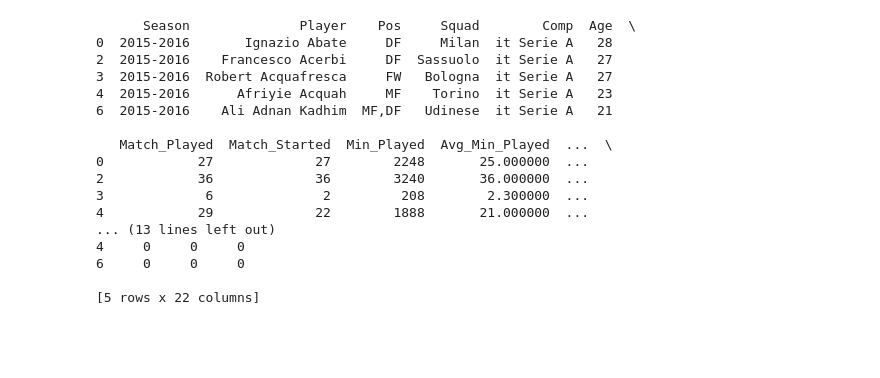
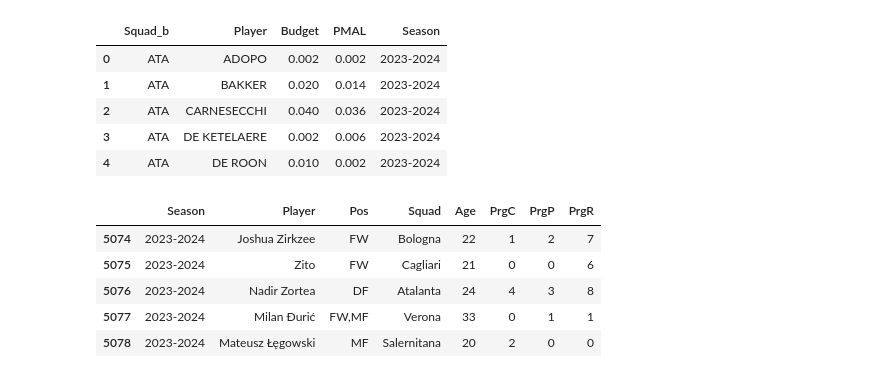
Before and after one commit to Fabio-Rossi-Hub/SerieA-Fantasy-Football, a Jupyter notebook: Notebook/1. data_analysis.ipynb, the cells around one changed output. Cells and saved outputs as stored; diff of their text form; code cells hidden in the pictures; blank space fills up the shorter version.

```diff
--- a/Notebook/1. data_analysis.ipynb
+++ b/Notebook/1. data_analysis.ipynb
@@ -16,24 +36,27 @@ print(scores.head())
+# %%
+prices = pd.read_parquet("fanta_prices.parquet")
+prices['Season'] = '2023-2024'
+
+prices.head()
+# %% [output]
+|  | Squad_b | Player | Budget | PMAL | Season |
+| 0 | ATA | ADOPO | 0.002 | 0.002 | 2023-2024 |
+| 1 | ATA | BAKKER | 0.020 | 0.014 | 2023-2024 |
+| 2 | ATA | CARNESECCHI | 0.040 | 0.036 | 2023-2024 |
+| 3 | ATA | DE KETELAERE | 0.002 | 0.006 | 2023-2024 |
+| 4 | ATA | DE ROON | 0.010 | 0.002 | 2023-2024 |
 # %%
 stats = pd.read_parquet("fbref_stats_pl.parquet")
-stats =stats[stats['Match_Played']>4]
-print(stats.head())
+stats = stats[['Season','Player','Pos','Squad', 'Age','PrgC','PrgP','PrgR']]
+stats.loc[stats['Squad'] == 'Hellas Verona', 'Squad'] = 'Verona'
+
+stats.tail()
 # %% [output]
-      Season              Player    Pos     Squad        Comp  Age  \
-0  2015-2016       Ignazio Abate     DF     Milan  it Serie A   28
-2  2015-2016    Francesco Acerbi     DF  Sassuolo  it Serie A   27
-3  2015-2016  Robert Acquafresca     FW   Bologna  it Serie A   27
-4  2015-2016      Afriyie Acquah     MF    Torino  it Serie A   23
-6  2015-2016    Ali Adnan Kadhim  MF,DF   Udinese  it Serie A   21
-
-   Match_Played  Match_Started  Min_Played  Avg_Min_Played  ...  \
-0            27             27        2248       25.000000  ...
-2            36             36        3240       36.000000  ...
-3             6              2         208        2.300000  ...
-4            29             22        1888       21.000000  ...
-... (13 lines left out)
-4     0     0     0
-6     0     0     0
-
-[5 rows x 22 columns]
+|  | Season | Player | Pos | Squad | Age | PrgC | PrgP | PrgR |
+| 5074 | 2023-2024 | Joshua Zirkzee | FW | Bologna | 22 | 1 | 2 | 7 |
+| 5075 | 2023-2024 | Zito | FW | Cagliari | 21 | 0 | 0 | 6 |
+| 5076 | 2023-2024 | Nadir Zortea | DF | Atalanta | 24 | 4 | 3 | 8 |
+| 5077 | 2023-2024 | Milan Đurić | FW,MF | Verona | 33 | 0 | 1 | 1 |
+| 5078 | 2023-2024 | Mateusz Łęgowski | MF | Salernitana | 20 | 2 | 0 | 0 |
 # %%
 scores['Player'] = scores['Player'].str.upper().apply(lambda x: x.split(' ')[-2] if '.' in x.split(' ')[-1] else x.split(' ')[-1]).str.replace("'", "").apply(unidecode)
```
Also changed, not shown: parts of 13 cells of this notebook, 17 other files.
